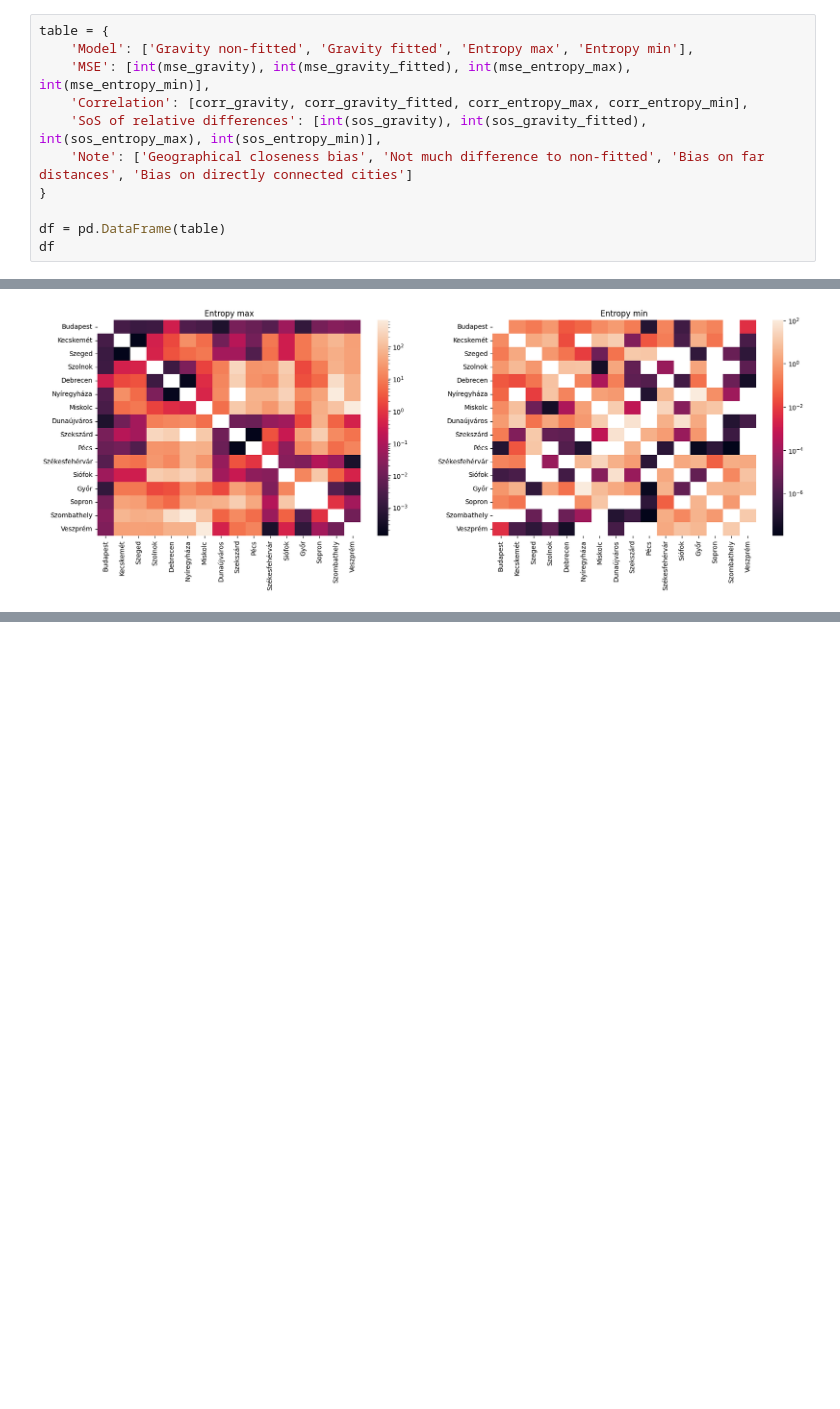
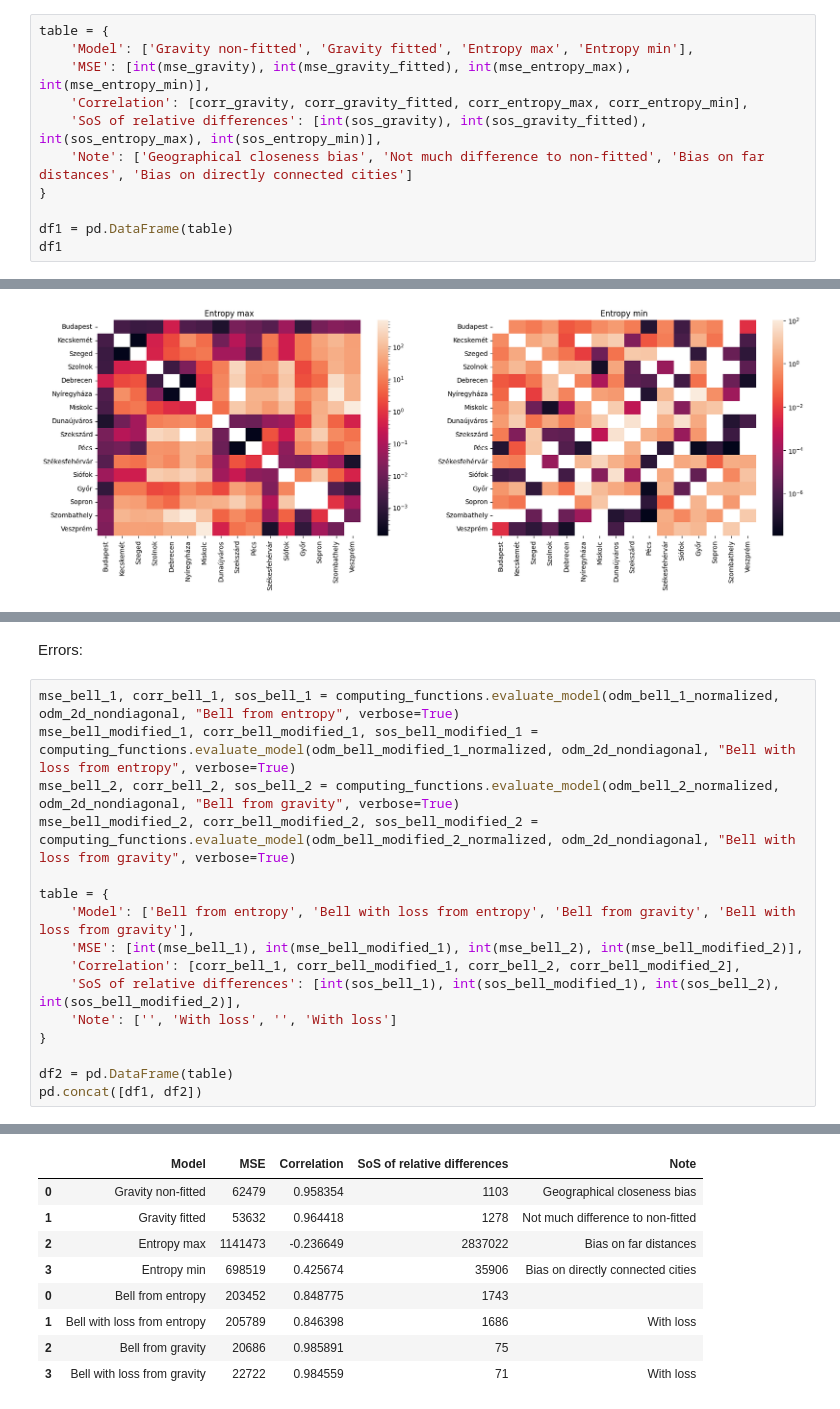
Before and after one commit to me9hanics/origin-destination-matrix-from-traffic, a Jupyter notebook: odm_comparisons.ipynb, the cells around one changed output, grey strips where cells are left out. Drawn from its saved outputs; the diff is of its cells as text; blank space fills up the shorter version.

```diff
--- a/odm_comparisons.ipynb
+++ b/odm_comparisons.ipynb
@@ -150,8 +162,8 @@ table = {
     'Note': ['Geographical closeness bias', 'Not much difference to non-fitted', 'Bias on far distances', 'Bias on directly connected cities']
 }
 
-df = pd.DataFrame(table)
-df
+df1 = pd.DataFrame(table)
+df1
 # %% [output]
 |  | Model | MSE | Correlation | SoS of relative differences | Note |
 | 0 | Gravity non-fitted | 62479 | 0.958354 | 1103 | Geographical closeness bias |
@@ -184,0 +241,19 @@ computing_functions.plot_odm_axis(qr4, cities, ax=axs[1], log_scale=True, title=
+# %% [markdown]
+Errors:
+# %%
+mse_bell_1, corr_bell_1, sos_bell_1 = computing_functions.evaluate_model(odm_bell_1_normalized, odm_2d_nondiagonal, "Bell from entropy", verbose=True)
+mse_bell_modified_1, corr_bell_modified_1, sos_bell_modified_1 = computing_functions.evaluate_model(odm_bell_modified_1_normalized, odm_2d_nondiagonal, "Bell with loss from entropy", verbose=True)
+mse_bell_2, corr_bell_2, sos_bell_2 = computing_functions.evaluate_model(odm_bell_2_normalized, odm_2d_nondiagonal, "Bell from gravity", verbose=True)
+mse_bell_modified_2, corr_bell_modified_2, sos_bell_modified_2 = computing_functions.evaluate_model(odm_bell_modified_2_normalized, odm_2d_nondiagonal, "Bell with loss from gravity", verbose=True)
+
+table = {
+    'Model': ['Bell from entropy', 'Bell with loss from entropy', 'Bell from gravity', 'Bell with loss from gravity'],
+    'MSE': [int(mse_bell_1), int(mse_bell_modified_1), int(mse_bell_2), int(mse_bell_modified_2)],
+    'Correlation': [corr_bell_1, corr_bell_modified_1, corr_bell_2, corr_bell_modified_2],
+    'SoS of relative differences': [int(sos_bell_1), int(sos_bell_modified_1), int(sos_bell_2), int(sos_bell_modified_2)],
+    'Note': ['', 'With loss', '', 'With loss']
+}
+
+df2 = pd.DataFrame(table)
+pd.concat([df1, df2])
+# %% [output]
@@ -184,0 +275,9 @@ computing_functions.plot_odm_axis(qr4, cities, ax=axs[1], log_scale=True, title=
+|  | Model | MSE | Correlation | SoS of relative differences | Note |
+| 0 | Gravity non-fitted | 62479 | 0.958354 | 1103 | Geographical closeness bias |
+| 1 | Gravity fitted | 53632 | 0.964418 | 1278 | Not much difference to non-fitted |
+| 2 | Entropy max | 1141473 | -0.236649 | 2837022 | Bias on far distances |
+| 3 | Entropy min | 698519 | 0.425674 | 35906 | Bias on directly connected cities |
+| 0 | Bell from entropy | 203452 | 0.848775 | 1743 |  |
+| 1 | Bell with loss from entropy | 205789 | 0.846398 | 1686 | With loss |
+| 2 | Bell from gravity | 20686 | 0.985891 | 75 |  |
+| 3 | Bell with loss from gravity | 22722 | 0.984559 | 71 | With loss |
```
Also changed, not shown: parts of 8 cells of this notebook.
